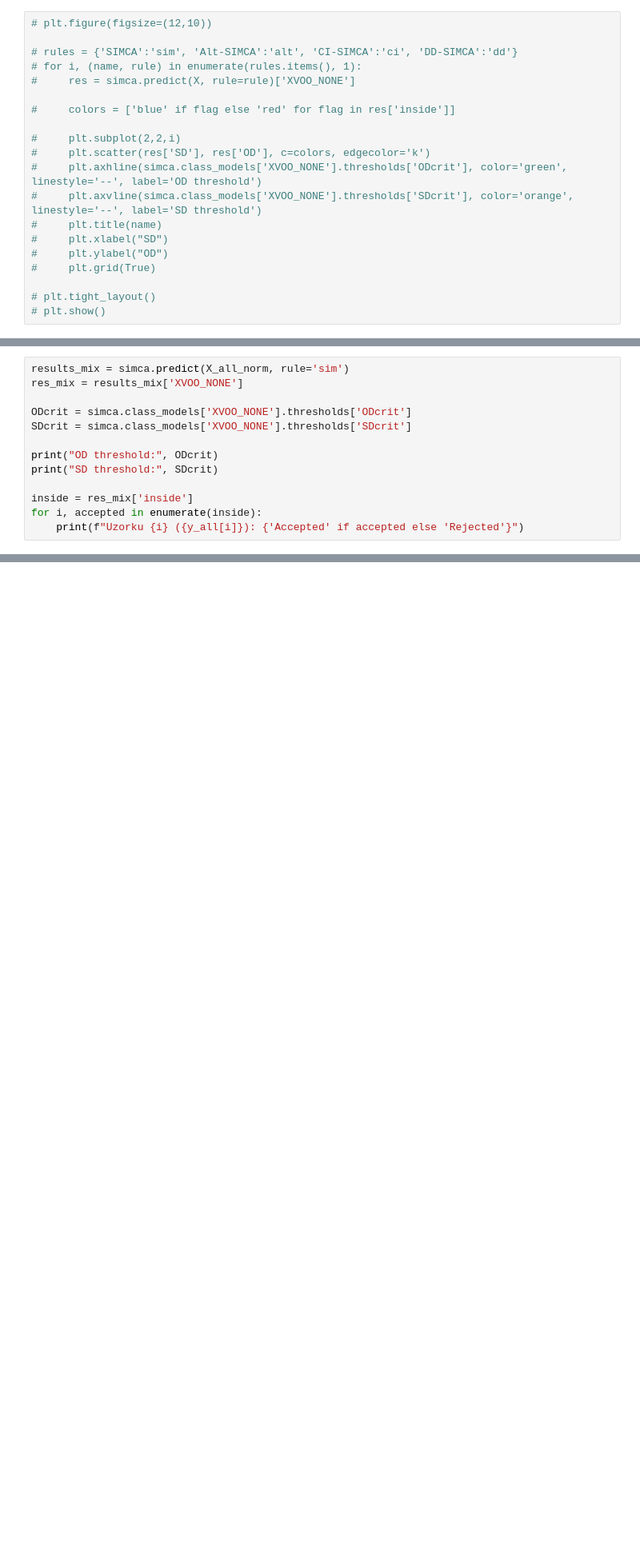
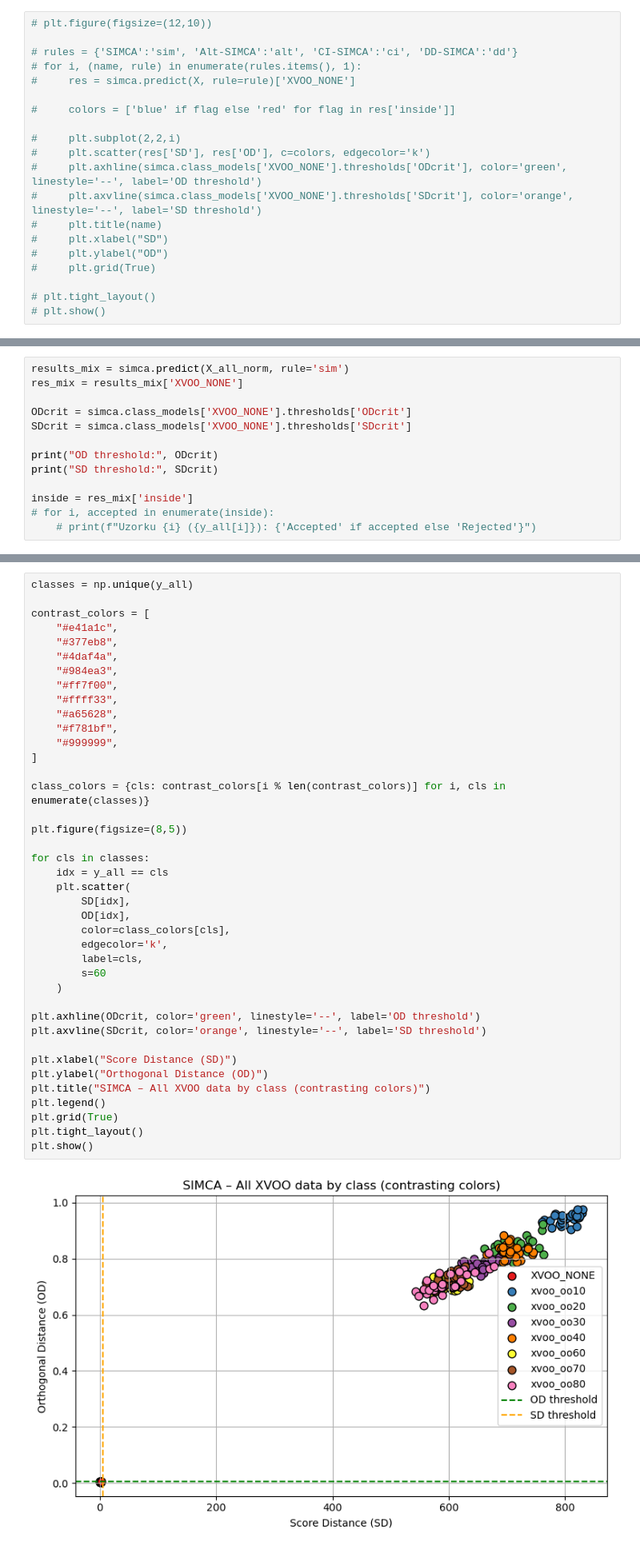
Before and after one commit to TamaraRanisovic/aiSpectra, a Jupyter notebook: NIR_predictions.ipynb, the cells around one changed output, grey strips where cells are left out. Shown at 80% size. Saved outputs shown, nothing was run; the diff lists cells and outputs as text; blank space fills up the shorter version.

```diff
--- a/NIR_predictions.ipynb
+++ b/NIR_predictions.ipynb
@@ -199,8 +199,8 @@ print("OD threshold:", ODcrit)
 print("SD threshold:", SDcrit)
 
 inside = res_mix['inside']
-for i, accepted in enumerate(inside):
-    print(f"Uzorku {i} ({y_all[i]}): {'Accepted' if accepted else 'Rejected'}")
+# for i, accepted in enumerate(inside):
+    # print(f"Uzorku {i} ({y_all[i]}): {'Accepted' if accepted else 'Rejected'}")
 # %% [output]
 OD threshold: 0.006501911864453147
 SD threshold: 5.62909053211915
@@ -295,0 +207,42 @@ plt.show()
+# %%
+classes = np.unique(y_all)
+
+contrast_colors = [
+    "#e41a1c",
+    "#377eb8",
+    "#4daf4a",
+    "#984ea3",
+    "#ff7f00",
+    "#ffff33",
+    "#a65628",
+    "#f781bf",
+    "#999999",
+]
+
+class_colors = {cls: contrast_colors[i % len(contrast_colors)] for i, cls in enumerate(classes)}
+
+plt.figure(figsize=(8,5))
+
+for cls in classes:
+    idx = y_all == cls
+    plt.scatter(
+        SD[idx],
+        OD[idx],
+        color=class_colors[cls],
+        edgecolor='k',
+        label=cls,
+        s=60
+    )
+
+plt.axhline(ODcrit, color='green', linestyle='--', label='OD threshold')
+plt.axvline(SDcrit, color='orange', linestyle='--', label='SD threshold')
+
+plt.xlabel("Score Distance (SD)")
+plt.ylabel("Orthogonal Distance (OD)")
+plt.title("SIMCA – All XVOO data by class (contrasting colors)")
+plt.legend()
+plt.grid(True)
+plt.tight_layout()
+plt.show()
+# %% [output]
+[figure, added]
```
Also changed, not shown: parts of 7 cells of this notebook.
